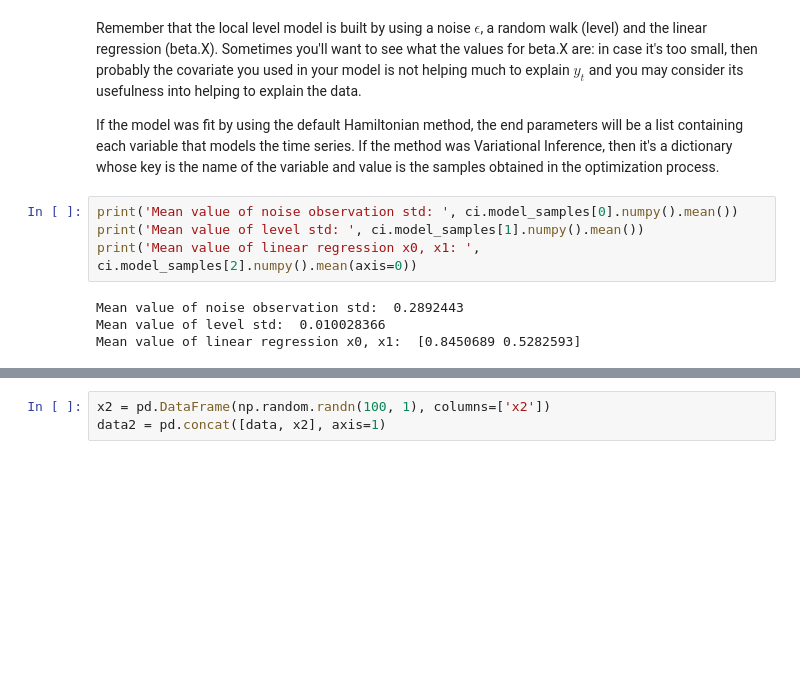
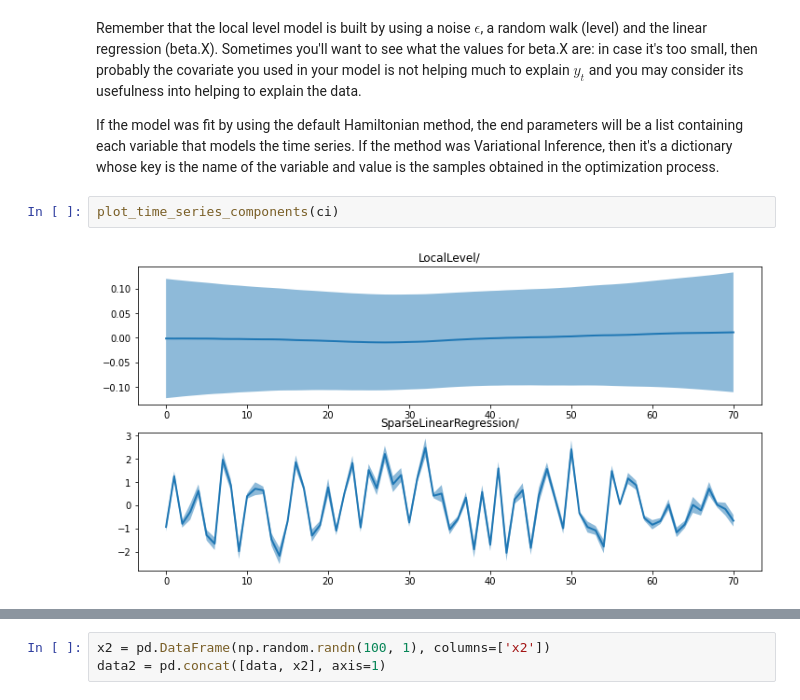
Before and after one commit to WillianFuks/tfcausalimpact, a Jupyter notebook: notebooks/getting_started.ipynb, the cells around one changed output, grey strips where cells are left out. Cells and saved outputs as stored; diff of their text form; blank space fills up the shorter version.

```diff
--- a/notebooks/getting_started.ipynb
+++ b/notebooks/getting_started.ipynb
@@ -324,11 +360,7 @@ WARNING:tensorflow:6 out of the last 6 calls to <function fit_with_hmc.<locals>.
 Remember that the local level model is built by using a noise $\epsilon$, a random walk (level) and the linear regression (beta.X). Sometimes you'll want to see what the values for beta.X are: in case it's too small, then probably the covariate you used in your model is not helping much to explain $y_t$ and you may consider its usefulness into helping to explain the data.
 
 If the model was fit by using the default Hamiltonian method, the end parameters will be a list containing each variable that models the time series. If the method was Variational Inference, then it's a dictionary whose key is the name of the variable and value is the samples obtained in the optimization process.
-# %%
-print('Mean value of noise observation std: ', ci.model_samples[0].numpy().mean())
-print('Mean value of level std: ', ci.model_samples[1].numpy().mean())
-print('Mean value of linear regression x0, x1: ', ci.model_samples[2].numpy().mean(axis=0))
-# %% [output]
-Mean value of noise observation std:  0.2892443
-Mean value of level std:  0.010028366
-Mean value of linear regression x0, x1:  [0.8450689 0.5282593]
+# %%
+plot_time_series_components(ci)
+# %% [output]
+[figure, added]
```
Also changed, not shown: parts of 56 cells of this notebook, 3 other files.
